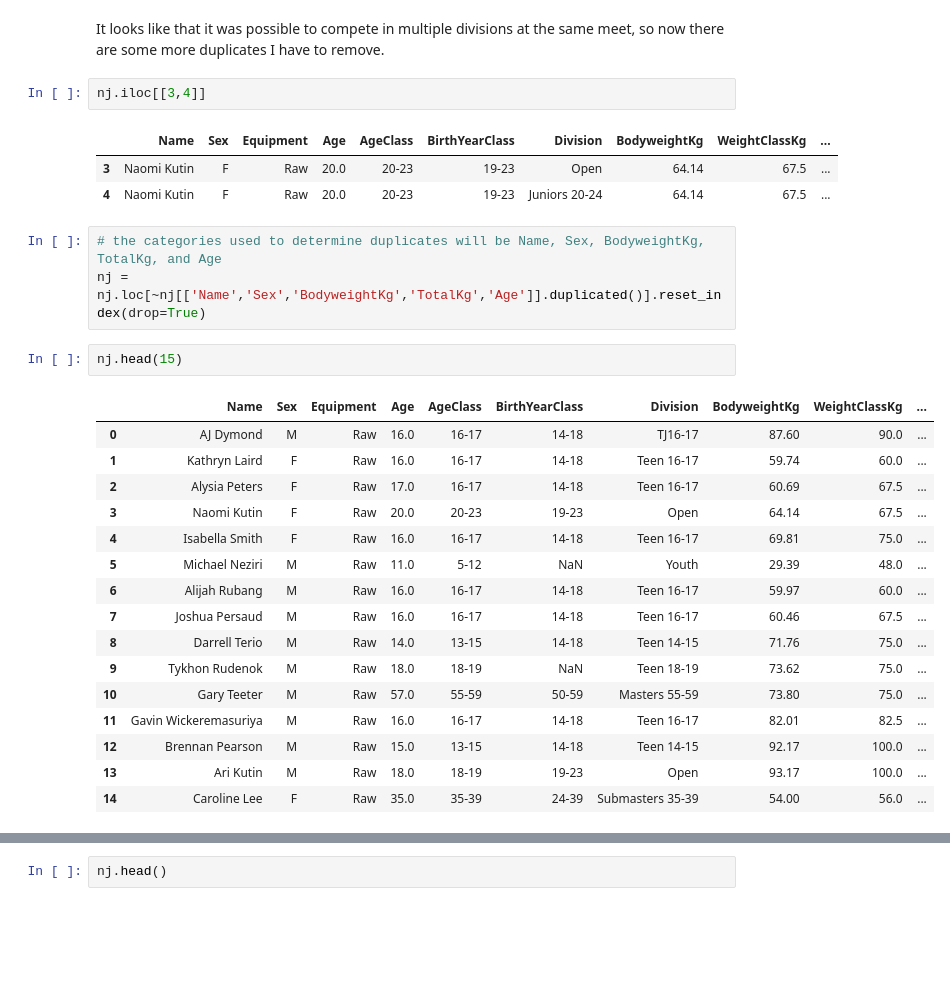
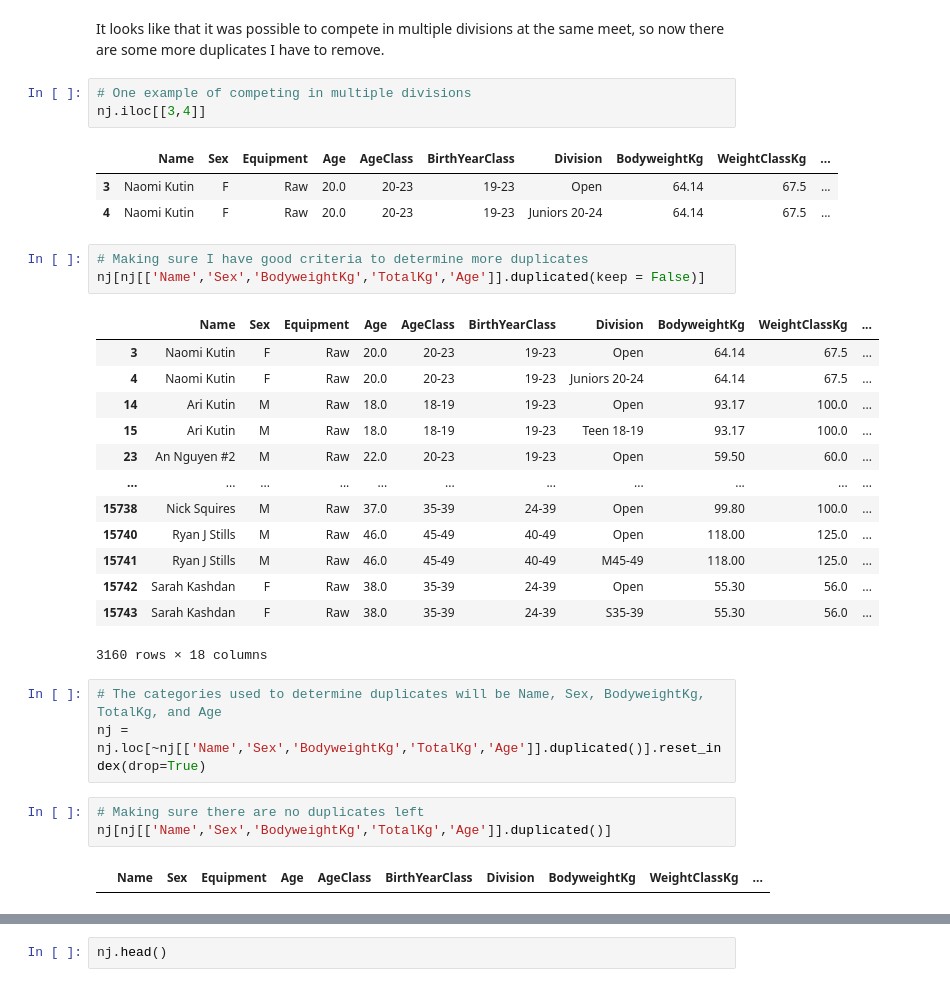
Before and after one commit to Silver0524/NJ-Powerlifting-EDA, a Jupyter notebook: Powerlifting EDA.ipynb, the cells around one changed output, grey strips where cells are left out. Drawn from its saved outputs; the diff is of its cells as text; blank space fills up the shorter version.

```diff
--- a/Powerlifting EDA.ipynb
+++ b/Powerlifting EDA.ipynb
@@ -388,30 +400,34 @@ nj.head(20)
 # %% [markdown]
 It looks like that it was possible to compete in multiple divisions at the same meet, so now there are some more duplicates I have to remove.
 # %%
+# One example of competing in multiple divisions
 nj.iloc[[3,4]]
 # %% [output]
 |  | Name | Sex | Equipment | Age | AgeClass | BirthYearClass | Division | BodyweightKg | WeightClassKg | ... |
 | 3 | Naomi Kutin | F | Raw | 20.0 | 20-23 | 19-23 | Open | 64.14 | 67.5 | ... |
 | 4 | Naomi Kutin | F | Raw | 20.0 | 20-23 | 19-23 | Juniors 20-24 | 64.14 | 67.5 | ... |
+# %%
+# Making sure I have good criteria to determine more duplicates
+nj[nj[['Name','Sex','BodyweightKg','TotalKg','Age']].duplicated(keep = False)]
+# %% [output]
+|  | Name | Sex | Equipment | Age | AgeClass | BirthYearClass | Division | BodyweightKg | WeightClassKg | ... |
+| 3 | Naomi Kutin | F | Raw | 20.0 | 20-23 | 19-23 | Open | 64.14 | 67.5 | ... |
+| 4 | Naomi Kutin | F | Raw | 20.0 | 20-23 | 19-23 | Juniors 20-24 | 64.14 | 67.5 | ... |
+| 14 | Ari Kutin | M | Raw | 18.0 | 18-19 | 19-23 | Open | 93.17 | 100.0 | ... |
+| 15 | Ari Kutin | M | Raw | 18.0 | 18-19 | 19-23 | Teen 18-19 | 93.17 | 100.0 | ... |
+| 23 | An Nguyen #2 | M | Raw | 22.0 | 20-23 | 19-23 | Open | 59.50 | 60.0 | ... |
+| ... | ... | ... | ... | ... | ... | ... | ... | ... | ... | ... |
+| 15738 | Nick Squires | M | Raw | 37.0 | 35-39 | 24-39 | Open | 99.80 | 100.0 | ... |
+| 15740 | Ryan J Stills | M | Raw | 46.0 | 45-49 | 40-49 | Open | 118.00 | 125.0 | ... |
+| 15741 | Ryan J Stills | M | Raw | 46.0 | 45-49 | 40-49 | M45-49 | 118.00 | 125.0 | ... |
+| 15742 | Sarah Kashdan | F | Raw | 38.0 | 35-39 | 24-39 | Open | 55.30 | 56.0 | ... |
+| 15743 | Sarah Kashdan | F | Raw | 38.0 | 35-39 | 24-39 | S35-39 | 55.30 | 56.0 | ... |
+3160 rows × 18 columns
 # %%
-# the categories used to determine duplicates will be Name, Sex, BodyweightKg, TotalKg, and Age
+# The categories used to determine duplicates will be Name, Sex, BodyweightKg, TotalKg, and Age
 nj = nj.loc[~nj[['Name','Sex','BodyweightKg','TotalKg','Age']].duplicated()].reset_index(drop=True)
 # %%
-nj.head(15)
+# Making sure there are no duplicates left
+nj[nj[['Name','Sex','BodyweightKg','TotalKg','Age']].duplicated()]
 # %% [output]
 |  | Name | Sex | Equipment | Age | AgeClass | BirthYearClass | Division | BodyweightKg | WeightClassKg | ... |
-| 0 | AJ Dymond | M | Raw | 16.0 | 16-17 | 14-18 | TJ16-17 | 87.60 | 90.0 | ... |
-| 1 | Kathryn Laird | F | Raw | 16.0 | 16-17 | 14-18 | Teen 16-17 | 59.74 | 60.0 | ... |
-| 2 | Alysia Peters | F | Raw | 17.0 | 16-17 | 14-18 | Teen 16-17 | 60.69 | 67.5 | ... |
-| 3 | Naomi Kutin | F | Raw | 20.0 | 20-23 | 19-23 | Open | 64.14 | 67.5 | ... |
-| 4 | Isabella Smith | F | Raw | 16.0 | 16-17 | 14-18 | Teen 16-17 | 69.81 | 75.0 | ... |
-| 5 | Michael Neziri | M | Raw | 11.0 | 5-12 | NaN | Youth | 29.39 | 48.0 | ... |
-| 6 | Alijah Rubang | M | Raw | 16.0 | 16-17 | 14-18 | Teen 16-17 | 59.97 | 60.0 | ... |
-| 7 | Joshua Persaud | M | Raw | 16.0 | 16-17 | 14-18 | Teen 16-17 | 60.46 | 67.5 | ... |
-| 8 | Darrell Terio | M | Raw | 14.0 | 13-15 | 14-18 | Teen 14-15 | 71.76 | 75.0 | ... |
-| 9 | Tykhon Rudenok | M | Raw | 18.0 | 18-19 | NaN | Teen 18-19 | 73.62 | 75.0 | ... |
-| 10 | Gary Teeter | M | Raw | 57.0 | 55-59 | 50-59 | Masters 55-59 | 73.80 | 75.0 | ... |
-| 11 | Gavin Wickeremasuriya | M | Raw | 16.0 | 16-17 | 14-18 | Teen 16-17 | 82.01 | 82.5 | ... |
-| 12 | Brennan Pearson | M | Raw | 15.0 | 13-15 | 14-18 | Teen 14-15 | 92.17 | 100.0 | ... |
-| 13 | Ari Kutin | M | Raw | 18.0 | 18-19 | 19-23 | Open | 93.17 | 100.0 | ... |
-| 14 | Caroline Lee | F | Raw | 35.0 | 35-39 | 24-39 | Submasters 35-39 | 54.00 | 56.0 | ... |
```
Also changed, not shown: parts of 43 cells of this notebook.
